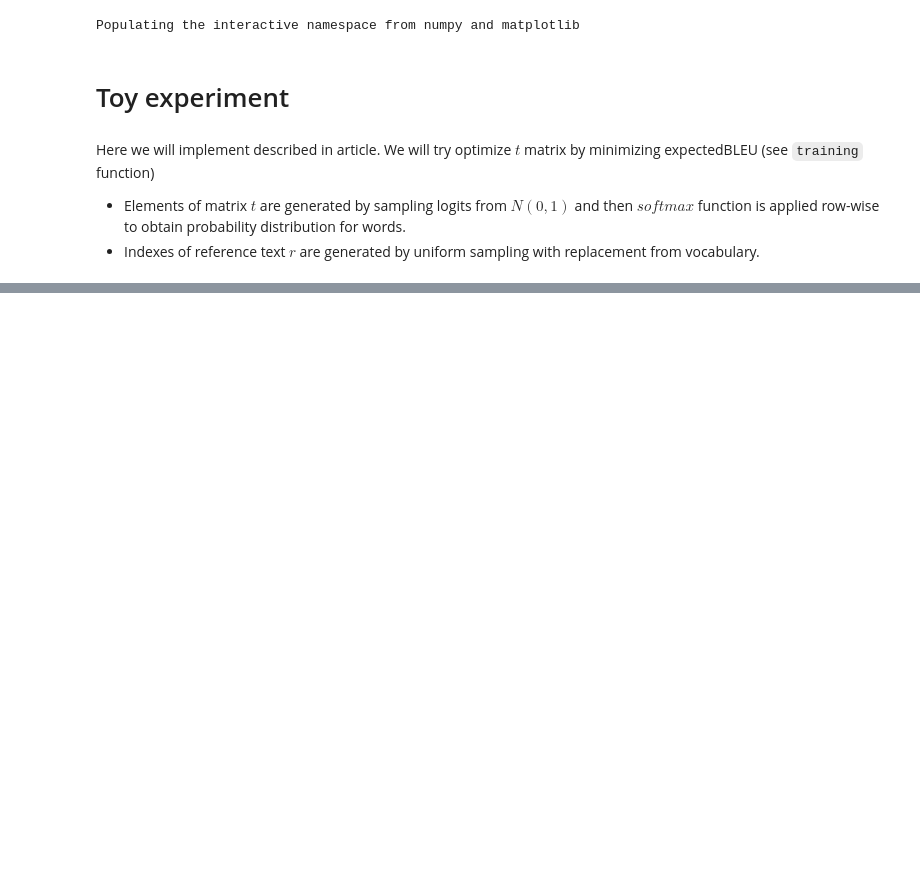
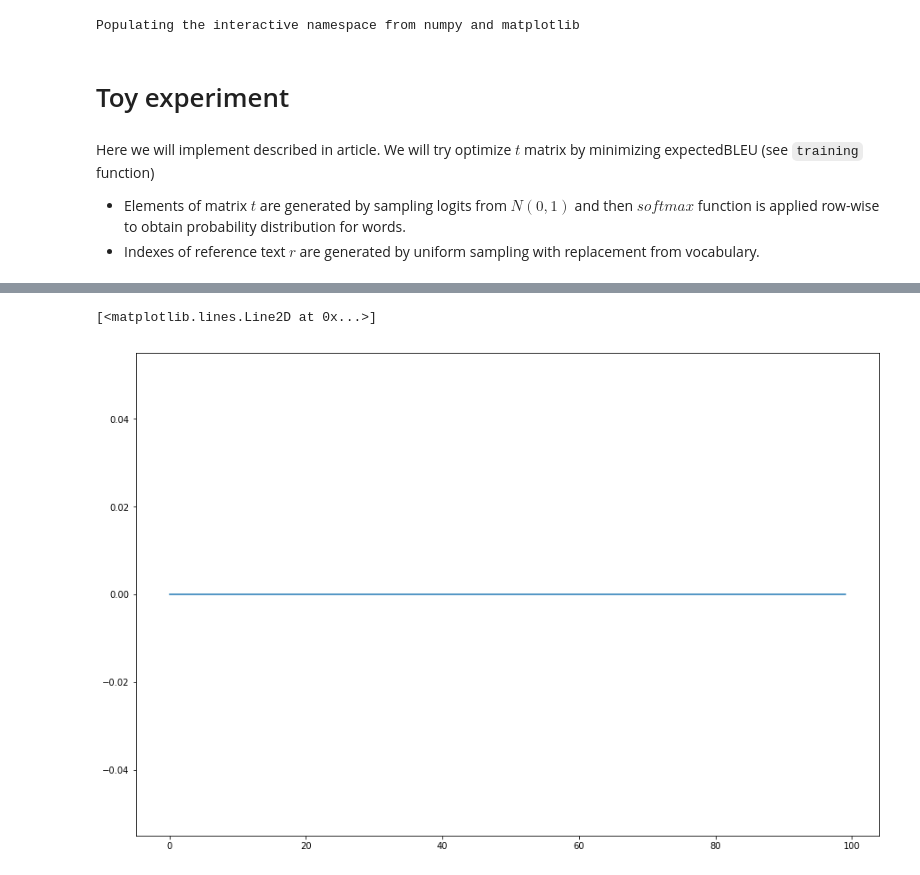
Before and after one commit to deeppavlov/expected_bleu, a Jupyter notebook: BLEU_results.ipynb, the cells around one changed output, grey strips where cells are left out. Saved outputs shown, nothing was run; the diff lists cells and outputs as text; code cells hidden in the pictures; blank space fills up the shorter version.

```diff
--- a/BLEU_results.ipynb
+++ b/BLEU_results.ipynb
@@ -57,0 +60,7 @@ for n in range(1, 5):
+# %%
+grad_norms = [torch.norm(i).data[0] for i in gradients]
+# %%
+plt.plot(grad_norms)
+# %% [output]
+[<matplotlib.lines.Line2D at 0x...>]
+[figure, added]
```
Also changed, not shown: parts of 1 cell of this notebook, 2 other files.
